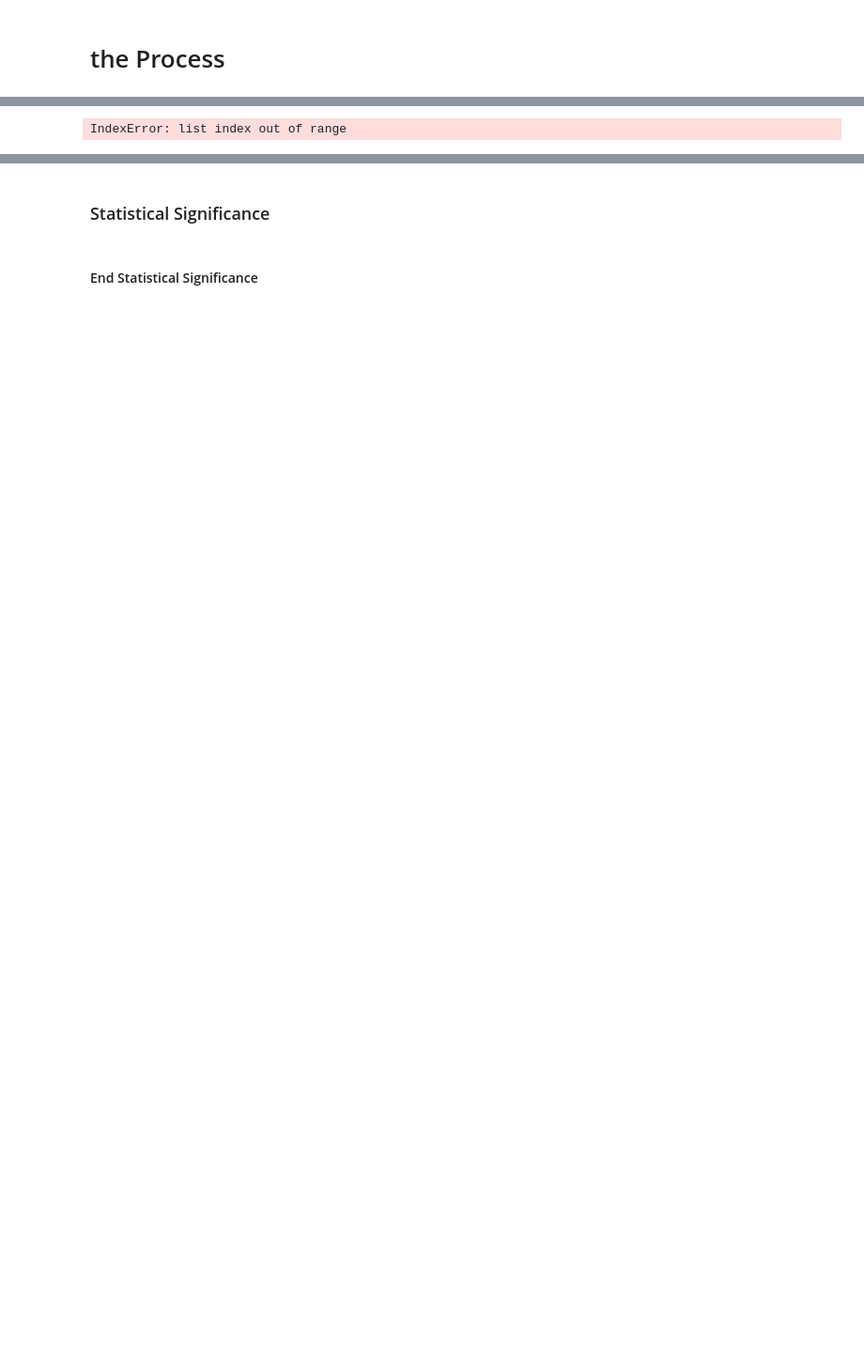
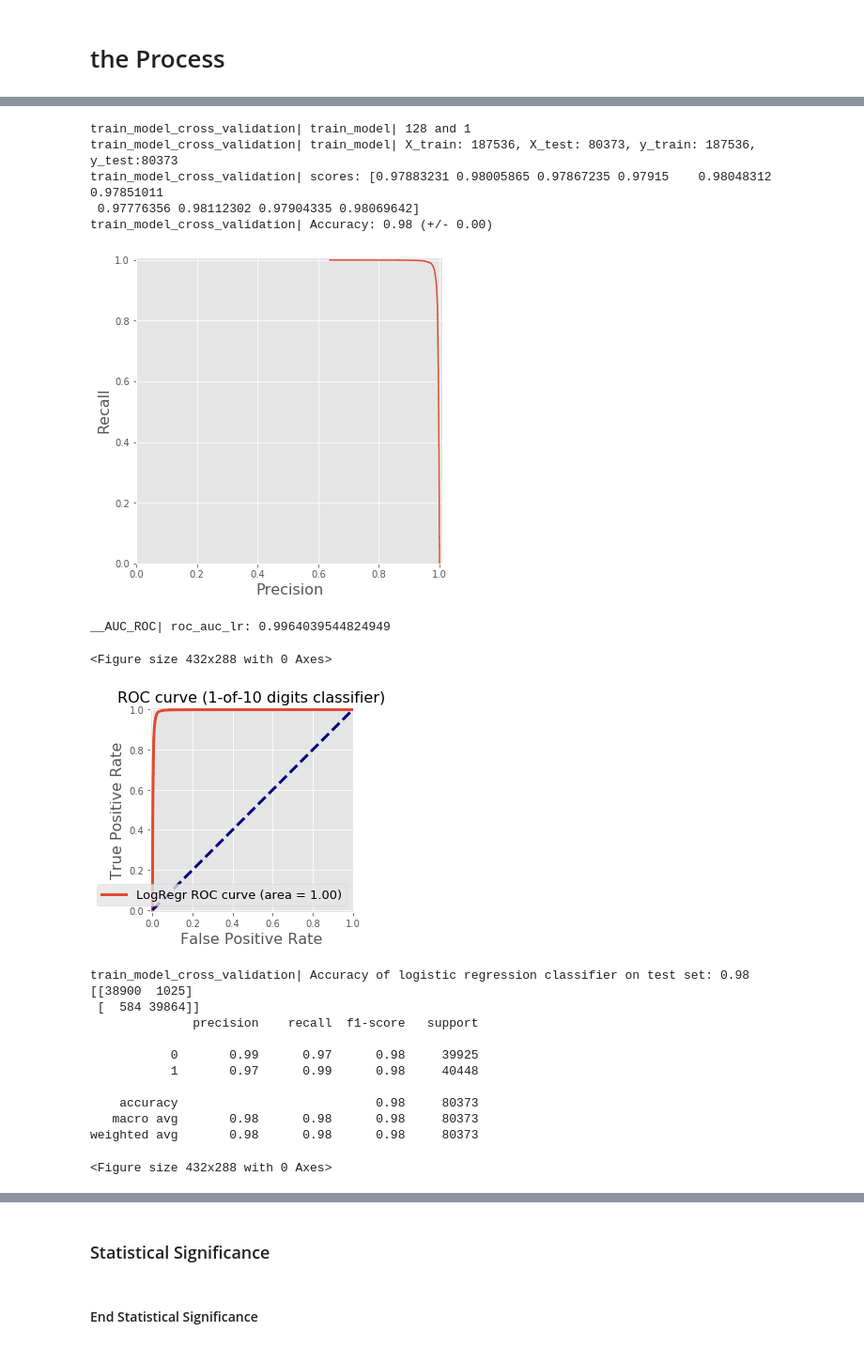
Before and after one commit to abbask/graphpattern2vec_bias, a Jupyter notebook: LinkPrediction.ipynb, the cells around one changed output, grey strips where cells are left out. Shown: that part at 94% size. Saved outputs shown, nothing was run; the diff lists cells and outputs as text; code cells hidden in the pictures; blank space fills up the shorter version.

```diff
--- a/LinkPrediction.ipynb
+++ b/LinkPrediction.ipynb
@@ -876,7 +876,27 @@ __label_all_node_embedding| shape label embeddings: 19295 and 129
 # %%
-lp.train_model_cross_validation('newton-cg', 'ovr', cv = 10, ver = '40-40-biased-v4_Protein1')
+lp.train_model_cross_validation('newton-cg', 'ovr', cv = 10, ver = '40-40-biased-v4_FD1')
 # %% [output]
-IndexError: list index out of range
+train_model_cross_validation| train_model| 128 and 1
+train_model_cross_validation| train_model| X_train: 187536, X_test: 80373, y_train: 187536, y_test:80373
+train_model_cross_validation| scores: [0.97883231 0.98005865 0.97867235 0.97915    0.98048312 0.97851011
+ 0.97776356 0.98112302 0.97904335 0.98069642]
+train_model_cross_validation| Accuracy: 0.98 (+/- 0.00)
+[figure, added]
+__AUC_ROC| roc_auc_lr: 0.9964039544824949
+<Figure size 432x288 with 0 Axes>
+[figure, added]
+train_model_cross_validation| Accuracy of logistic regression classifier on test set: 0.98
+[[38900  1025]
+ [  584 39864]]
+              precision    recall  f1-score   support
+
+           0       0.99      0.97      0.98     39925
+           1       0.97      0.99      0.98     40448
+
+    accuracy                           0.98     80373
+   macro avg       0.98      0.98      0.98     80373
+weighted avg       0.98      0.98      0.98     80373
+<Figure size 432x288 with 0 Axes>
 # %%
 # lp.test_dark_kinase(False)
 lp.evaluate_test_set(False)
```
Also changed, not shown: parts of 11 cells of this notebook, 2 other files.
